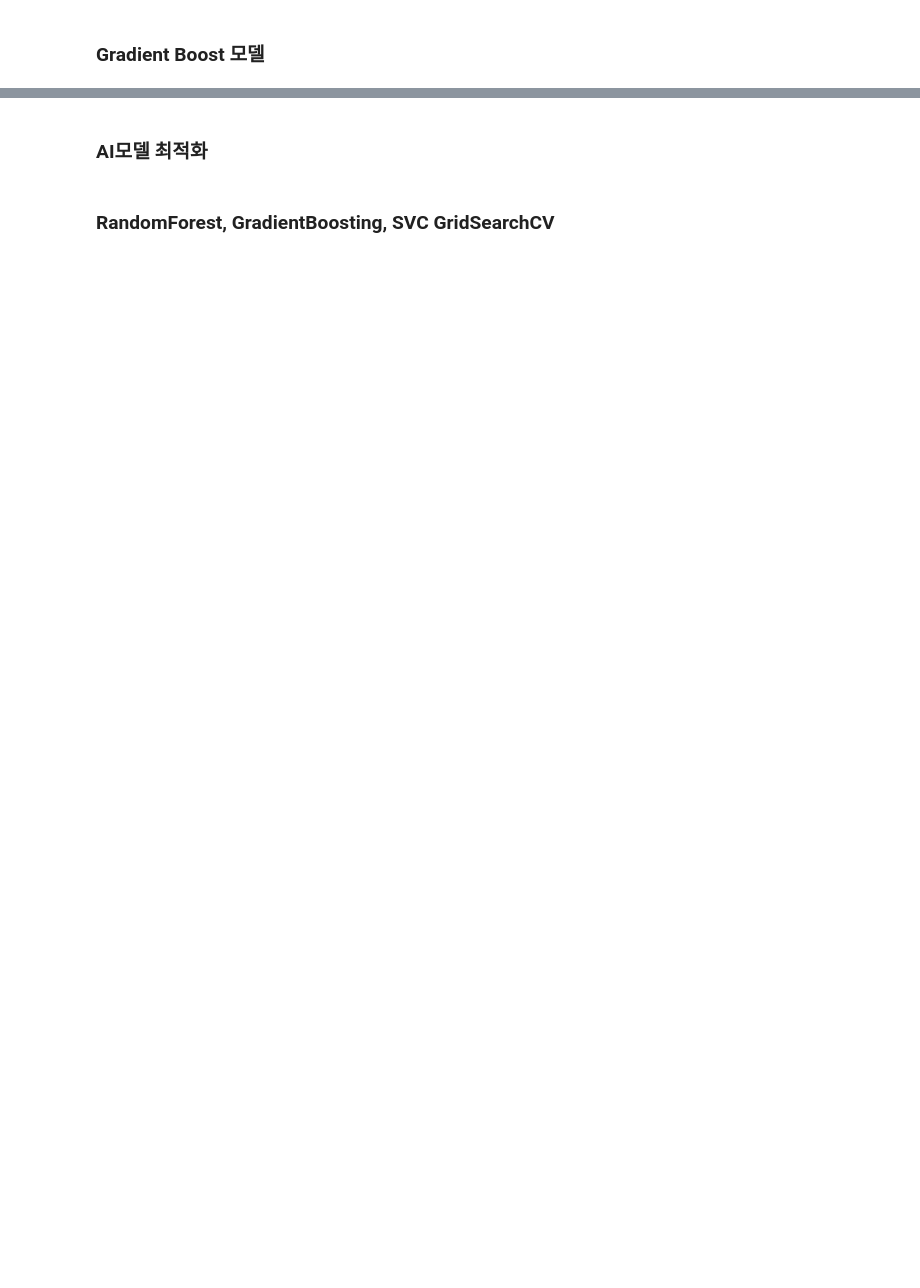
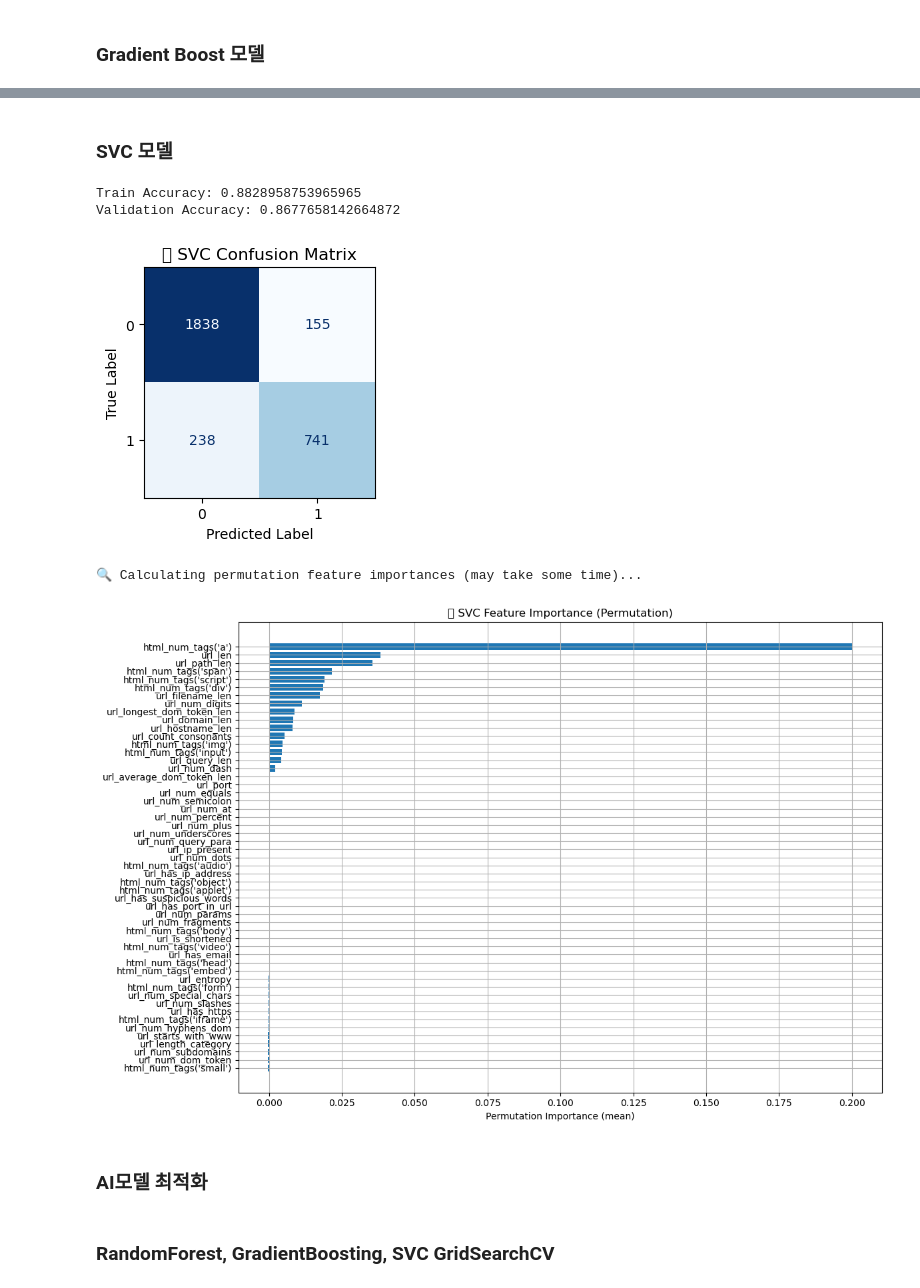
Before and after one commit to SK-Shieldus-Rookies-1st-Mini-Project/BE, a Jupyter notebook: 데이터수집_전처리_AI모델링_v3.ipynb, the cells around one changed output, grey strips where cells are left out. Saved outputs shown, nothing was run; the diff lists cells and outputs as text; code cells hidden in the pictures; blank space fills up the shorter version.

```diff
--- a/데이터수집_전처리_AI모델링_v3.ipynb
+++ b/데이터수집_전처리_AI모델링_v3.ipynb
@@ -464,3 +507,68 @@ plt.show()
+# %% [markdown]
+### <b> SVC 모델
+# %%
+# 1. import
+from sklearn.svm import SVC
+from sklearn.metrics import confusion_matrix, ConfusionMatrixDisplay
+from sklearn.inspection import permutation_importance
+import matplotlib.pyplot as plt
+import numpy as np
+
+# 2. 선언
+svc = SVC(probability=False)  # probability=True 설정 시 속도 느려짐
+
+# 3. fit()
+svc.fit(train_x, train_y)
+
+# 4. predict()
+svc_pred = svc.predict(val_x)
+
+# 5. 정확도 확인
+print("Train Accuracy:", svc.score(train_x, train_y))
+print("Validation Accuracy:", svc.score(val_x, val_y))
+
+# 6. Confusion Matrix 시각화
+confusion = confusion_matrix(val_y, svc_pred)
+fig, ax = plt.subplots(figsize=(10, 3))
+disp = ConfusionMatrixDisplay(confusion_matrix=confusion)
+disp.plot(ax=ax, cmap='Blues', colorbar=False)
+plt.title("📊 SVC Confusion Matrix")
+plt.xlabel("Predicted Label")
+plt.ylabel("True Label")
+plt.grid(False)
+plt.show()
+
+# 7. Permutation Feature Importance 시각화
+print("Calculating permutation feature importances (may take some time)...")
+perm_result = permutation_importance(
+    estimator=svc,
+    X=val_x,
+    y=val_y,
+    n_repeats=10,
+    random_state=42,
+    scoring='f1'  # 또는 'accuracy' 가능
+)
+
+# 중요도 순으로 정렬
+sorted_idx = perm_result.importances_mean.argsort()
+
+# 시각화
+plt.figure(figsize=(12, 8))
+plt.barh(
+    y=val_x.columns[sorted_idx],
+    width=perm_result.importances_mean[sorted_idx]
+)
+plt.xlabel("Permutation Importance (mean)")
+plt.title("SVC Feature Importance (Permutation)")
+plt.grid(True)
+plt.tight_layout()
+plt.show()
+# %% [output]
+Train Accuracy: 0.8828958753965965
+Validation Accuracy: 0.8677658142664872
+[figure, added]
+🔍 Calculating permutation feature importances (may take some time)...
+[figure, added]
 # %% [markdown]
 ### AI모델 최적화
 # %% [markdown]
```
Also changed, not shown: parts of 24 cells of this notebook.
